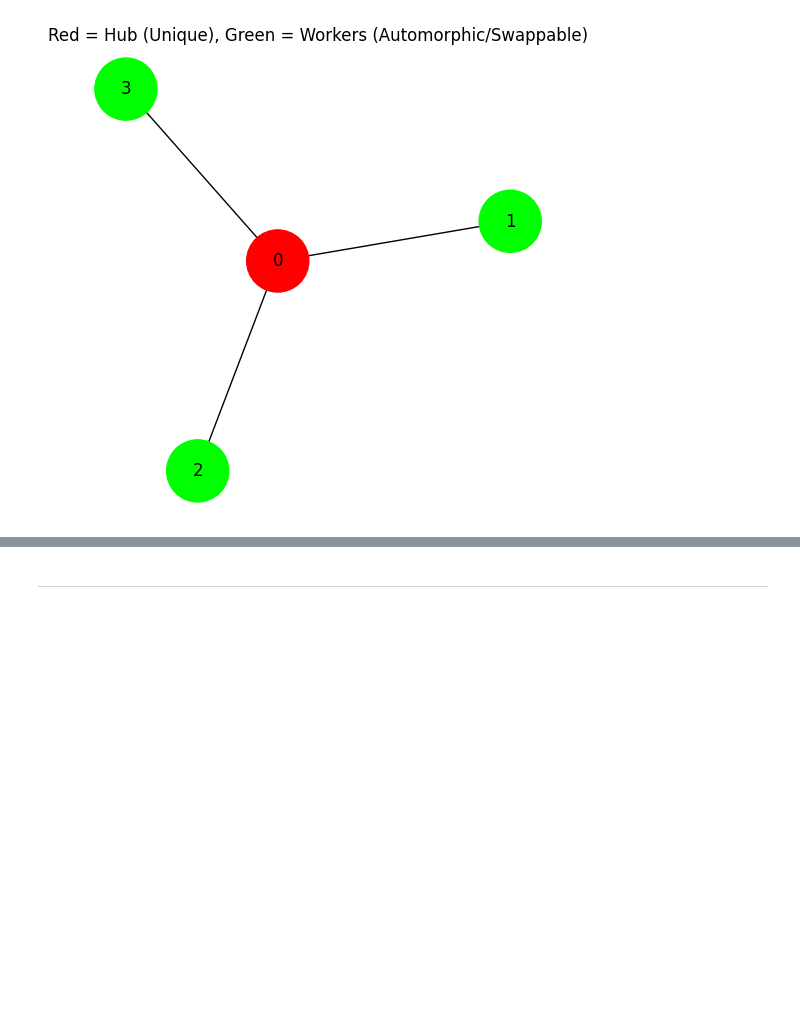
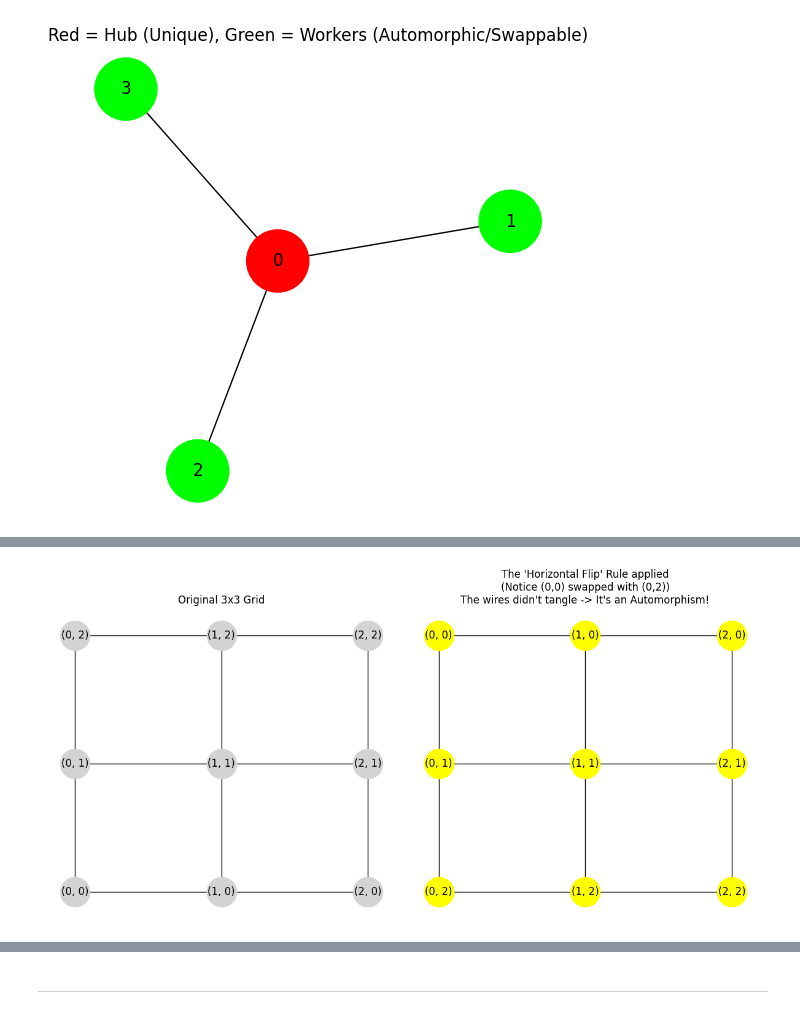
Before and after one commit to Ice-Citron/Project-Liberty, a Jupyter notebook: Copied/40008-Graphs-&-Algorithms/23-Jan.ipynb, the cells around one changed output, grey strips where cells are left out. Drawn from its saved outputs; the diff is of its cells as text; code cells hidden in the pictures; blank space fills up the shorter version.

```diff
--- a/Copied/40008-Graphs-&-Algorithms/23-Jan.ipynb
+++ b/Copied/40008-Graphs-&-Algorithms/23-Jan.ipynb
@@ -1004,0 +1025,39 @@ Can I swap Hub 0 and Worker 1? False
+# %%
+import networkx as nx
+import matplotlib.pyplot as plt
+
+# 1. Create a 3x3 Grid
+G_grid = nx.grid_2d_graph(3, 3)
+
+# 2. Define a "Generating Rule": Horizontal Flip
+# Mathematical Logic: (x, y) -> (x, 2-y) (flipping the y-axis index)
+def horizontal_flip(node):
+    x, y = node
+    return (x, 2 - y)
+
+# Apply the rule to create the mapping
+mapping = {node: horizontal_flip(node) for node in G_grid.nodes()}
+
+# 3. Visualization of the "Flip Rule"
+fig, axes = plt.subplots(1, 2, figsize=(12, 6))
+
+# Original
+pos = {n: n for n in G_grid.nodes()}
+nx.draw(G_grid, pos, ax=axes[0], with_labels=True, node_color='lightgray', node_size=1200)
+axes[0].set_title("Original 3x3 Grid")
+
+# Flipped (Automorphism)
+G_flipped = nx.relabel_nodes(G_grid, mapping)
+
+# KEY FIX: Draw each node at its ORIGINAL position, not its new label position
+# The inverse mapping tells us: for each new label, where did it come from?
+inverse_mapping = {v: k for k, v in mapping.items()}
+pos_flipped = {node: inverse_mapping[node] for node in G_flipped.nodes()}
+
+nx.draw(G_flipped, pos_flipped, ax=axes[1], with_labels=True, node_color='yellow', node_size=1200)
+axes[1].set_title("The 'Horizontal Flip' Rule applied\n(Notice (0,0) swapped with (0,2))\nThe wires didn't tangle -> It's an Automorphism!")
+
+plt.tight_layout()
+plt.show()
+# %% [output]
+[figure, added]
```
Also changed, not shown: parts of 20 cells of this notebook.
